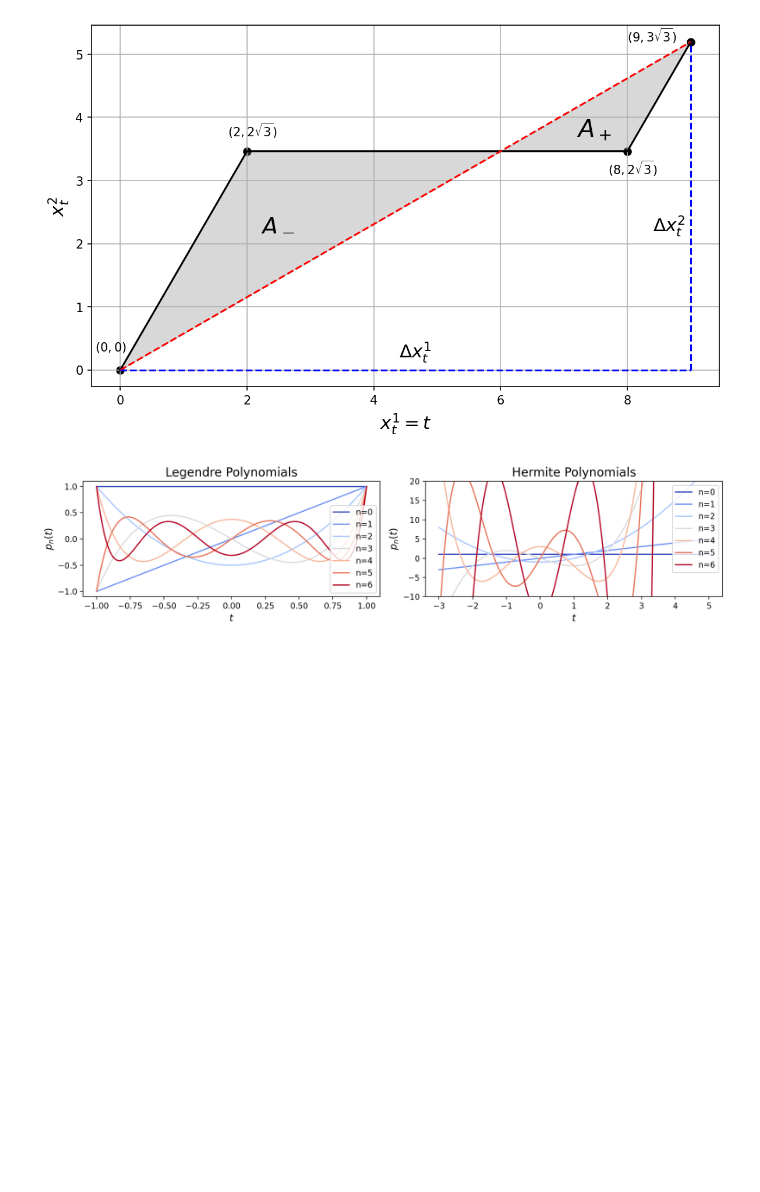
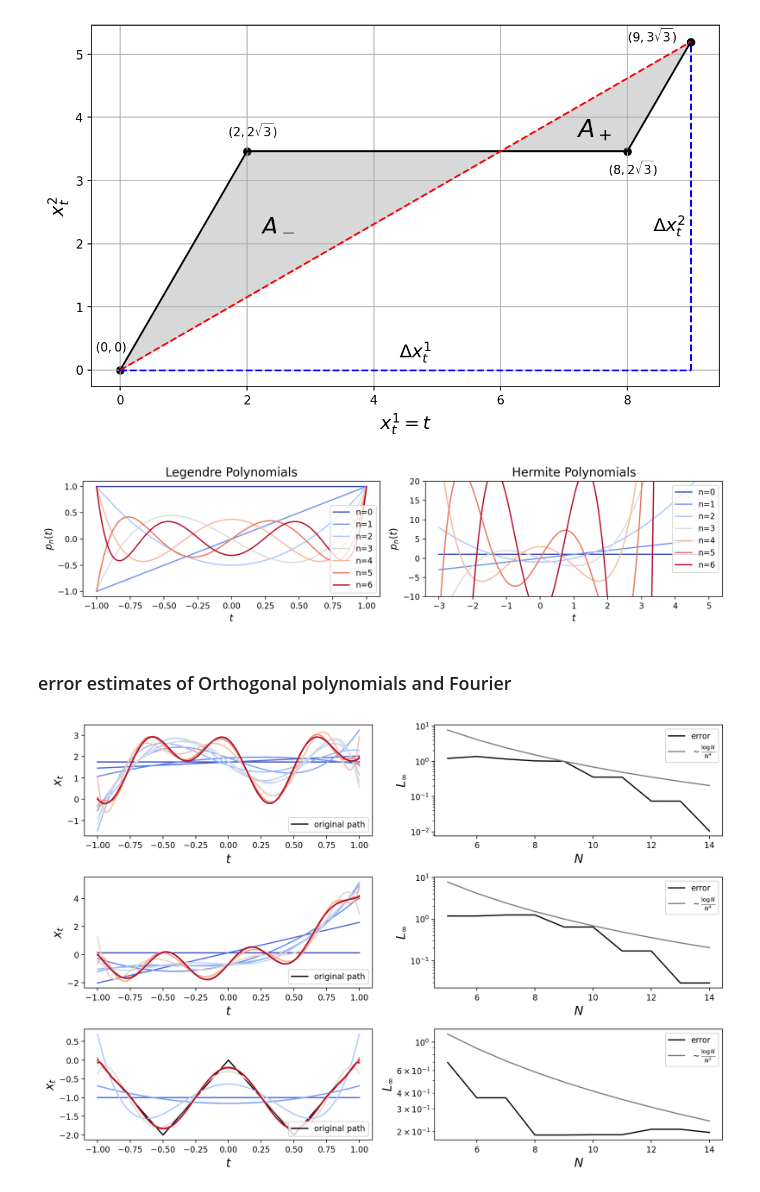
Before and after one commit to Zhuoyue-Huang/M3R-signature-inversion, a Jupyter notebook: fig4report.ipynb, the cells around one changed output. Saved outputs shown, nothing was run; the diff lists cells and outputs as text; code cells hidden in the pictures; blank space fills up the shorter version.

Commit message:
add convergence result for orthogonal polynomials

```diff
--- a/fig4report.ipynb
+++ b/fig4report.ipynb
@@ -60,3 +63,81 @@ plt.tight_layout()
 plt.savefig('orthopoly.pdf')
 # %% [output]
 [figure]
+# %% [markdown]
+### error estimates of Orthogonal polynomials and Fourier
+# %%
+N=15
+length = 105
+t_grid = np.linspace(-1, 1, length)
+def x1_(t):
+    return np.cos(10*t) - np.sin(5*t)
+def x1(t):
+    return x1_(t) - x1_(-1)
+def x2_(t):
+    return np.sin(10*t) + np.exp(2*t) - t #np.where(t % 1 < 0.5, 1, -1)
+def x2(t):
+    return x2_(t) - x2_(-1)
+def x3_(t):
+    return 2 * np.abs(2 * (t % 1) - 1) - 1
+def x3(t):
+    return x3_(t) - x3_(-1)
+
+cmap = plt.get_cmap('coolwarm')
+colors = cmap(np.linspace(0, 1, N))
+n_arr = np.arange(2, N)
+# %%
+poly = Legendre()
+plt.figure(figsize=(12, 8), dpi=200)
+
+plt.subplot(3, 2, 1)
+plt.plot(t_grid, x1(t_grid), color='black', label='original path')
+for n in tqdm(range(N)):
+    plt.plot(t_grid, poly.ploy2path(x1, n, t_grid), color=colors[n])
+plt.xlabel(r'$t$', fontsize=15)
+plt.ylabel(r'$x_t$', fontsize=15)
+plt.legend(loc='lower right')
+
+plt.subplot(3, 2, 2)
+plt.plot(n_arr, [np.max(np.abs(poly.ploy2path(x1, n, t_grid)-x1(t_grid))) for n in n_arr], color='black', label='error')
+plt.plot(n_arr, 3000*np.log(n_arr)/n_arr**4, color='grey', label=r'$\sim\frac{\log N}{N^4}$')
+plt.yscale('log')
+plt.xlabel(r'$N$', fontsize=15)
+plt.ylabel(r'$L_{\infty}$', fontsize=15)
+plt.legend()
+
+plt.subplot(3, 2, 3)
+plt.plot(t_grid, x2(t_grid), color='black', label='original path')
+for n in tqdm(range(N)):
+    plt.plot(t_grid, poly.ploy2path(x2, n, t_grid), color=colors[n])
+plt.xlabel(r'$t$', fontsize=15)
+plt.ylabel(r'$x_t$', fontsize=15)
+plt.legend(loc='lower right')
+
+plt.subplot(3, 2, 4)
+plt.plot(n_arr, [np.max(np.abs(poly.ploy2path(x2, n, t_grid)-x2(t_grid))) for n in n_arr], color='black', label='error')
+plt.plot(n_arr, 3000*np.log(n_arr)/n_arr**4, color='grey', label=r'$\sim\frac{\log N}{N^4}$')
+plt.yscale('log')
+plt.xlabel(r'$N$', fontsize=15)
+plt.ylabel(r'$L_{\infty}$', fontsize=15)
+plt.legend()
+
+plt.subplot(3, 2, 5)
+plt.plot(t_grid, x3(t_grid), color='black', label='original path')
+for n in tqdm(range(N)):
+    plt.plot(t_grid, poly.ploy2path(x3, n, t_grid), color=colors[n])
+plt.xlabel(r'$t$', fontsize=15)
+plt.ylabel(r'$x_t$', fontsize=15)
+plt.legend(loc='lower right')
+
+plt.subplot(3, 2, 6)
+plt.plot(n_arr, [np.max(np.abs(poly.ploy2path(x3, n, t_grid)-x3(t_grid))) for n in n_arr], color='black', label='error')
+plt.plot(n_arr, 18*np.log(n_arr)/n_arr**2, color='grey', label=r'$\sim\frac{\log N}{N^2}$')
+plt.yscale('log')
+plt.xlabel(r'$N$', fontsize=15)
+plt.ylabel(r'$L_{\infty}$', fontsize=15)
+plt.legend()
+plt.tight_layout()
+plt.savefig('orthopoly_convergence.pdf')
+plt.show()
+# %% [output]
+[figure, added]
```
Also changed, not shown: parts of 2 cells of this notebook, 1 other file.
